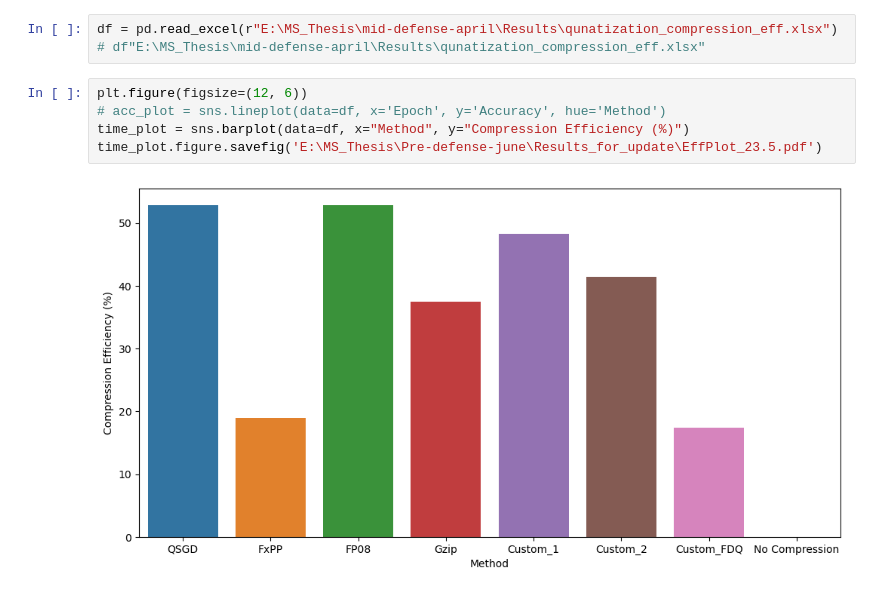
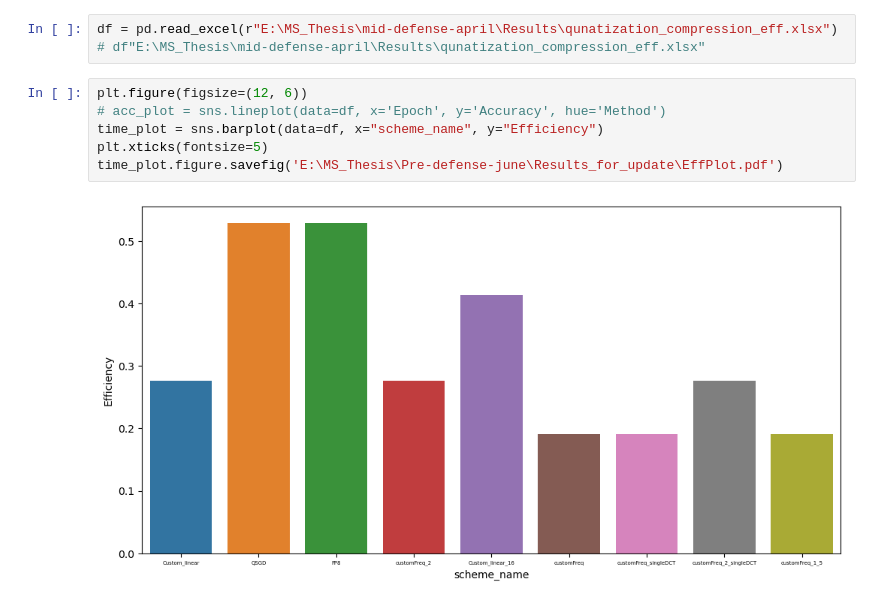
Before and after one commit to faiza-sfa/FedQuantization, a Jupyter notebook: result_plotting.ipynb, the cells around one changed output. Drawn from its saved outputs; the diff is of its cells as text.

```diff
--- a/result_plotting.ipynb
+++ b/result_plotting.ipynb
@@ -44,7 +92,8 @@ df = pd.read_excel(r"E:\MS_Thesis\mid-defense-april\Results\qunatization_compres
 # %%
 plt.figure(figsize=(12, 6))
 # acc_plot = sns.lineplot(data=df, x='Epoch', y='Accuracy', hue='Method')
-time_plot = sns.barplot(data=df, x="Method", y="Compression Efficiency (%)")
-time_plot.figure.savefig('E:\MS_Thesis\Pre-defense-june\Results_for_update\EffPlot_23.5.pdf')
+time_plot = sns.barplot(data=df, x="scheme_name", y="Efficiency")
+plt.xticks(fontsize=5)
+time_plot.figure.savefig('E:\MS_Thesis\Pre-defense-june\Results_for_update\EffPlot.pdf')
 # %% [output]
-[figure, old version]
+[figure, new version]
```
Also changed, not shown: parts of 9 cells of this notebook, 9 other files.
